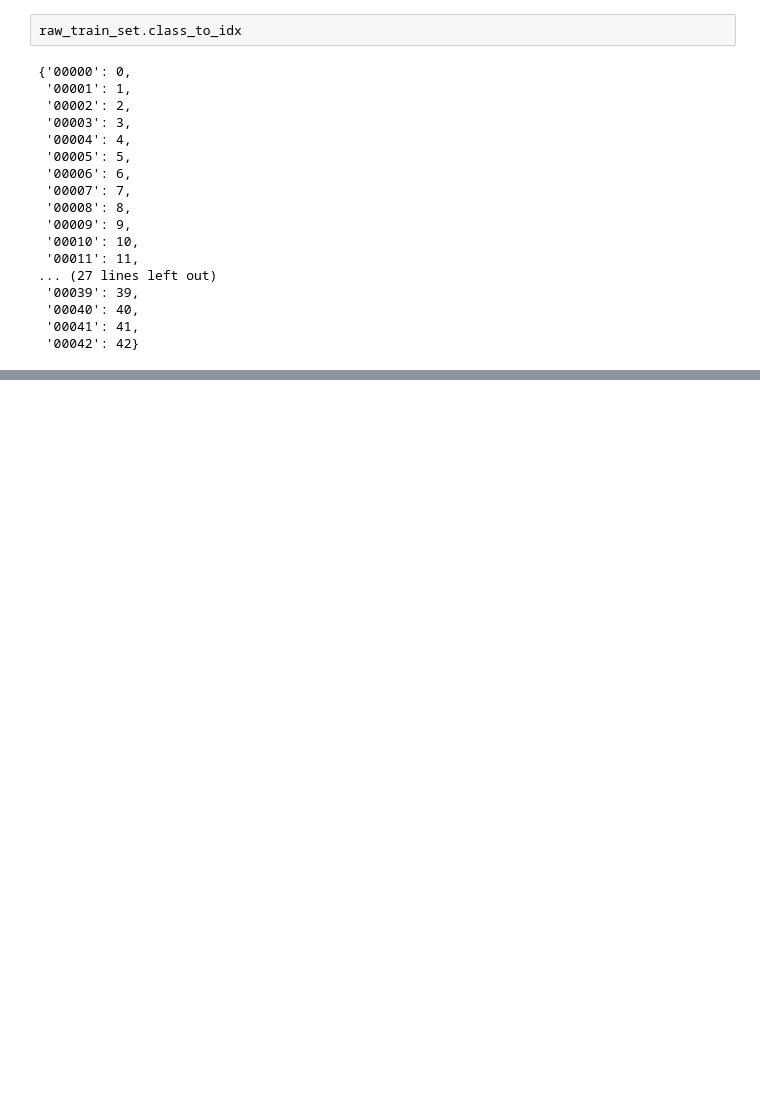
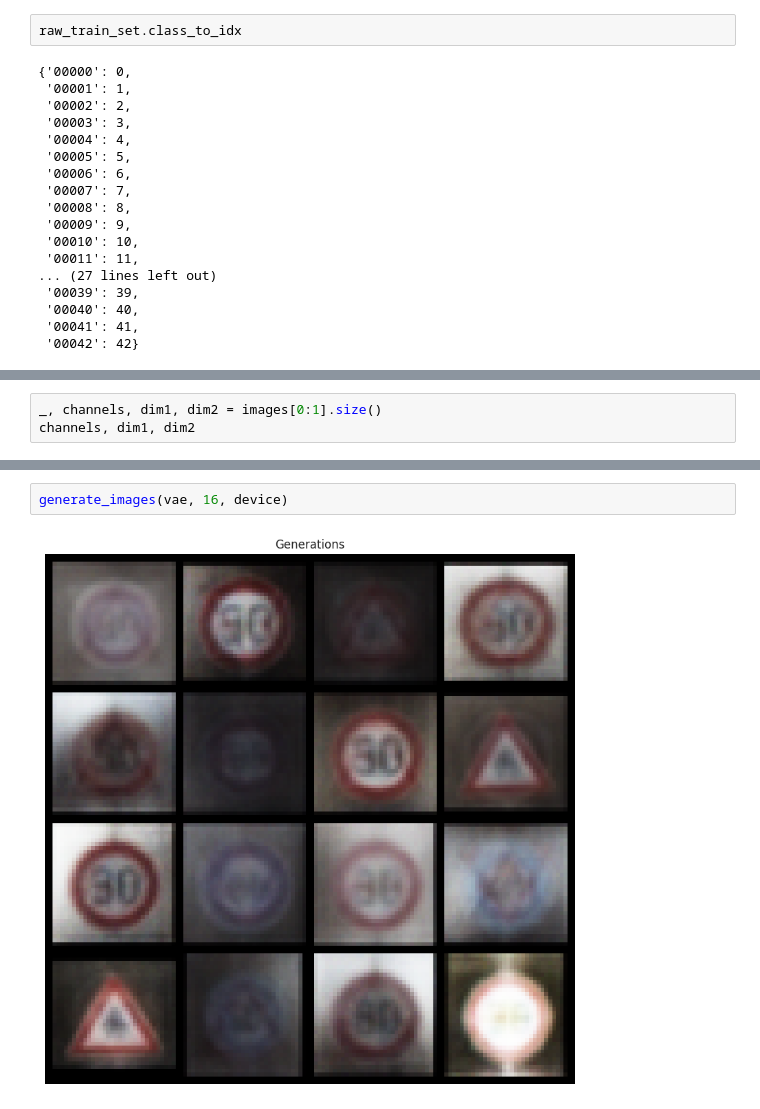
Before and after one commit to wz7475/road-signs-generation, a Jupyter notebook: main.py.ipynb, the cells around one changed output, grey strips where cells are left out. Saved outputs shown, nothing was run; the diff lists cells and outputs as text; blank space fills up the shorter version.

```diff
--- a/main.py.ipynb
+++ b/main.py.ipynb
@@ -75,0 +73,3 @@ torch.Size([1, 3, 32, 32])
+# %%
+_, channels, dim1, dim2 = images[0:1].size()
+channels, dim1, dim2
@@ -186,0 +239,4 @@ Epoch 21 loss 151789.09028240916, test L1 = 0.5437850952148438
+# %%
+generate_images(vae, 16, device)
+# %% [output]
+[figure, added]
```
Also changed, not shown: parts of 13 cells of this notebook, 2 other files.
